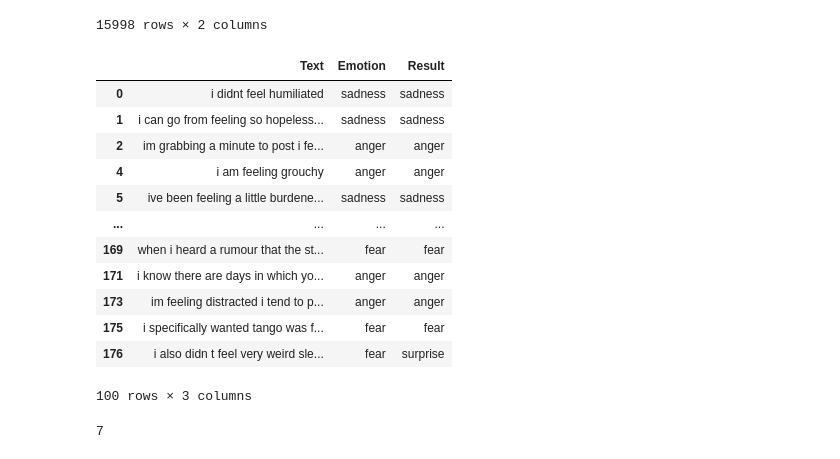
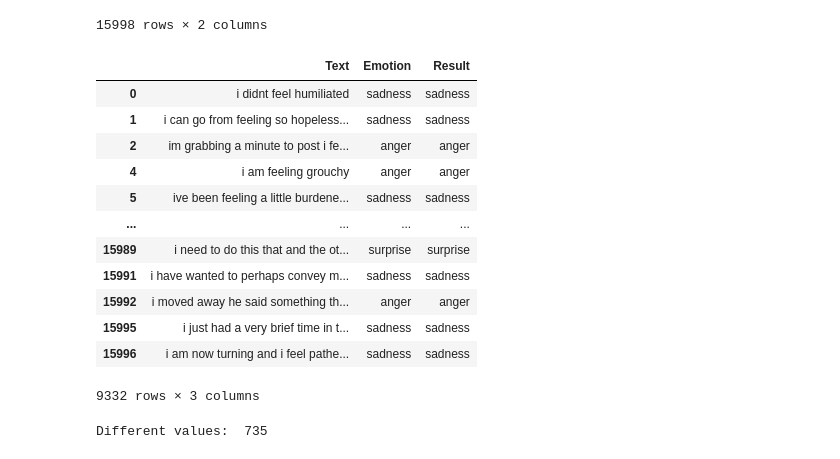
Before and after one commit to srk-practicum/2022-knu-nlp, a Jupyter notebook: task6_pipline.ipynb, the cells around one changed output. Saved outputs shown, nothing was run; the diff lists cells and outputs as text; code cells hidden in the pictures.

```diff
--- a/task6_pipline.ipynb
+++ b/task6_pipline.ipynb
@@ -65,28 +65,28 @@ def new_classifier(text):
   # rr[0].get('label')
   return res
 # %%
-data = data[:100]
+# data = data[:100]
 data['Result'] = data['Text'].apply(lambda x: new_classifier(x))
 data
 # %% [output]
 |  | Text | Emotion | Result |
 | 0 | i didnt feel humiliated | sadness | sadness |
 | 1 | i can go from feeling so hopeless... | sadness | sadness |
 | 2 | im grabbing a minute to post i fe... | anger | anger |
 | 4 | i am feeling grouchy | anger | anger |
 | 5 | ive been feeling a little burdene... | sadness | sadness |
 | ... | ... | ... | ... |
-| 169 | when i heard a rumour that the st... | fear | fear |
-| 171 | i know there are days in which yo... | anger | anger |
-| 173 | im feeling distracted i tend to p... | anger | anger |
-| 175 | i specifically wanted tango was f... | fear | fear |
-| 176 | i also didn t feel very weird sle... | fear | surprise |
+| 15989 | i need to do this that and the ot... | surprise | surprise |
+| 15991 | i have wanted to perhaps convey m... | sadness | sadness |
+| 15992 | i moved away he said something th... | anger | anger |
+| 15995 | i just had a very brief time in t... | sadness | sadness |
+| 15996 | i am now turning and i feel pathe... | sadness | sadness |
-100 rows × 3 columns
+9332 rows × 3 columns
 # %%
 dif = 0
 for i in range(len(data)):
   if data.iloc[i][1] != data.iloc[i][2]:
     dif += 1
-dif  #count the difference
+print("Different values: ",dif)  #count the difference
 # %% [output]
-7
+Different values:  735
```
Also changed, not shown: parts of 1 cell of this notebook.
